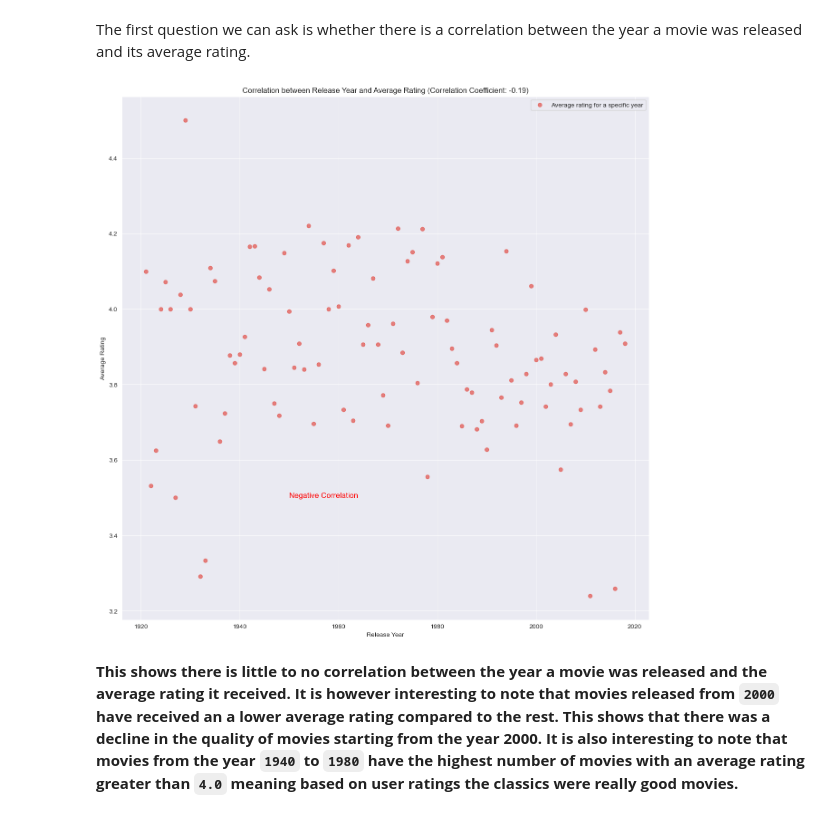
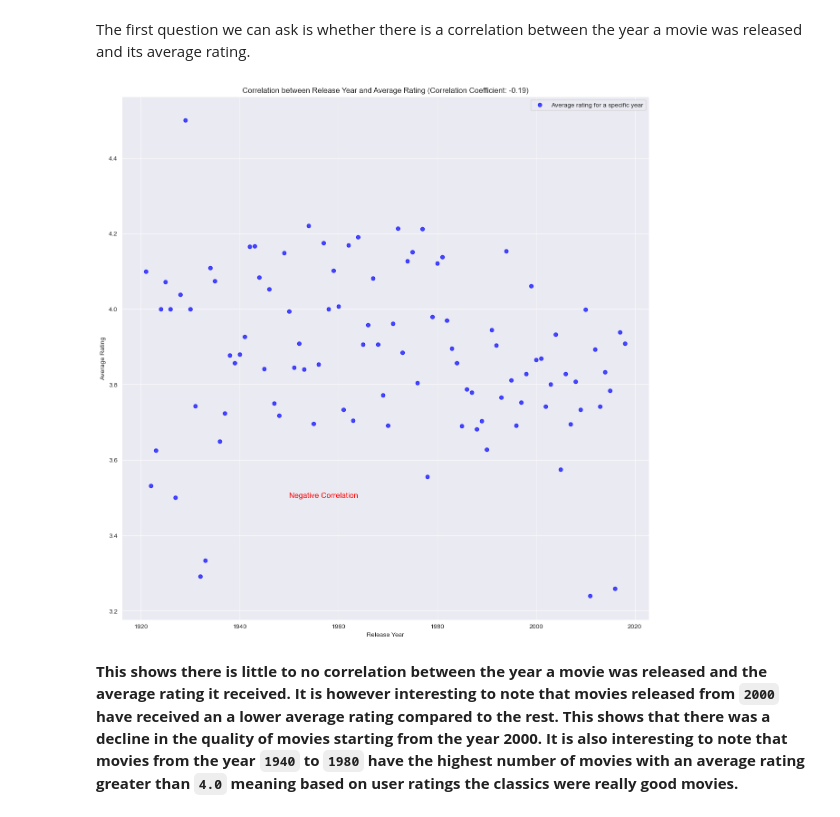
Before and after one commit to DennisWainaina/Movie-Recommendation-System-Project, a Jupyter notebook: index.ipynb, the cells around one changed output. Saved outputs shown, nothing was run; the diff lists cells and outputs as text; code cells hidden in the pictures.

```diff
--- a/index.ipynb
+++ b/index.ipynb
@@ -777,30 +777,30 @@ The first question we can ask is whether there is a correlation between the year
 # %%
 # Calculating the average rating for movies in each release year
 average_ratings_by_year = new_df.groupby('year_movie_released')['Rating'].mean().reset_index()
 
 # Calculating the correlation coefficient (Pearson correlation) between release year and average rating
 correlation = average_ratings_by_year['year_movie_released'].corr(average_ratings_by_year['Rating'])
 
 # Create a scatterplot to visualize the relationship
 plt.figure(figsize=(15, 15))
-plt.scatter(average_ratings_by_year['year_movie_released'], average_ratings_by_year['Rating'], alpha=0.7, label='Average rating for a specific year')
+plt.scatter(average_ratings_by_year['year_movie_released'], average_ratings_by_year['Rating'], alpha=0.7, label='Average rating for a specific year', color='blue')
 plt.xlabel('Release Year')
 plt.ylabel('Average Rating')
 plt.title(f'Correlation between Release Year and Average Rating (Correlation Coefficient: {correlation:.2f})')
 
 # Providing additional analysis based on the correlation coefficient
 if correlation > 0:
     plt.text(1940, 3.5, 'Positive Correlation', fontsize=12, color='red')
 elif correlation < 0:
     plt.text(1950, 3.5, 'Negative Correlation', fontsize=12, color='red')
 else:
     plt.text(1950, 3.5, 'Little to No Correlation', fontsize=12, color='red')
 
 plt.grid(True)
 plt.legend(loc='best')
 plt.show()
 # %% [output]
-[figure, old version]
+[figure, new version]
 # %% [markdown]
 **This shows there is little to no correlation between the year a movie was released and the average rating it received. It is however interesting to note that movies released from `2000` have received an a lower average rating compared to the rest. This shows that there was a decline in the quality of movies starting from the year 2000. It is also interesting to note that movies from the year `1940` to `1980` have the highest number of movies with an average rating greater than `4.0` meaning based on user ratings the classics were really good movies.**
 # %% [markdown]
```
Also changed, not shown: parts of 2 cells of this notebook, 1 other file.
